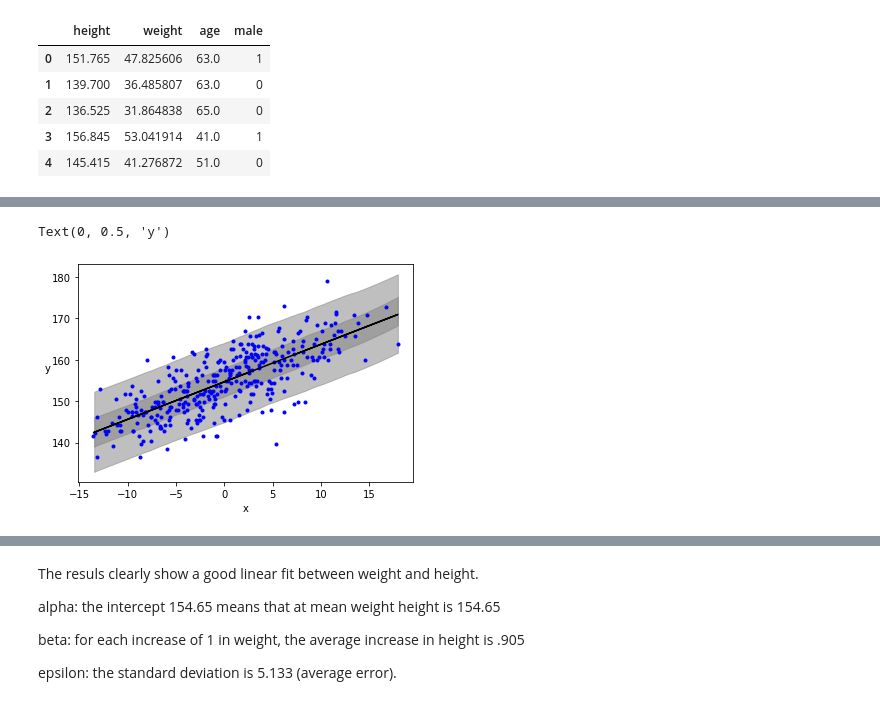
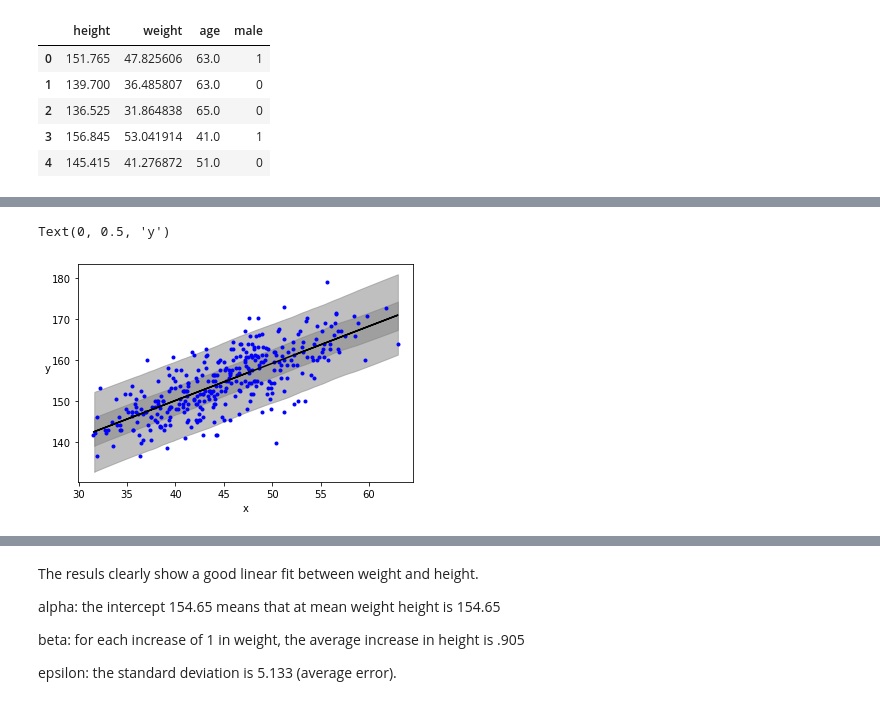
Before and after one commit to BayesianBoys/LegrandNico.github.io, a Jupyter notebook: BayesianBoys/Week4/CH3_VMP.ipynb, the cells around one changed output, grey strips where cells are left out. Drawn from its saved outputs; the diff is of its cells as text; code cells hidden in the pictures.

```diff
--- a/BayesianBoys/Week4/CH3_VMP.ipynb
+++ b/BayesianBoys/Week4/CH3_VMP.ipynb
@@ -1099,20 +1101,20 @@ ppc = pm.sample_posterior_predictive(trace_h,
 # %%
 alpha_m = trace_h['α'].mean()
 beta_m = trace_h['β'].mean()
 
 # plot the result (ppc and population)
 plt.plot(x, y, 'b.')
-plt.plot(x, alpha_m + beta_m * x, c = 'k',
+plt.plot(x, alpha_m + beta_m * x_norm, c = 'k',
         label = f'y = {alpha_m:.2f} + {beta_m:.2f} * x')
 
-az.plot_hpd(x, ppc['y_pred'], credible_interval = 0.5, color = 'gray')
+az.plot_hpd(x, ppc['y_pred'], hdi_prob = 0.5, color = 'gray')
 az.plot_hpd(x, ppc['y_pred'], color = 'gray') #method = lm as baseline, but can do smooth.
 
 plt.xlabel('x')
 plt.ylabel('y', rotation = 0)
 # %% [output]
 Text(0, 0.5, 'y')
-[figure, old version]
+[figure, new version]
 # %%
 az.summary(trace_h)
 # %% [output]
```
Also changed, not shown: parts of 23 cells of this notebook.
